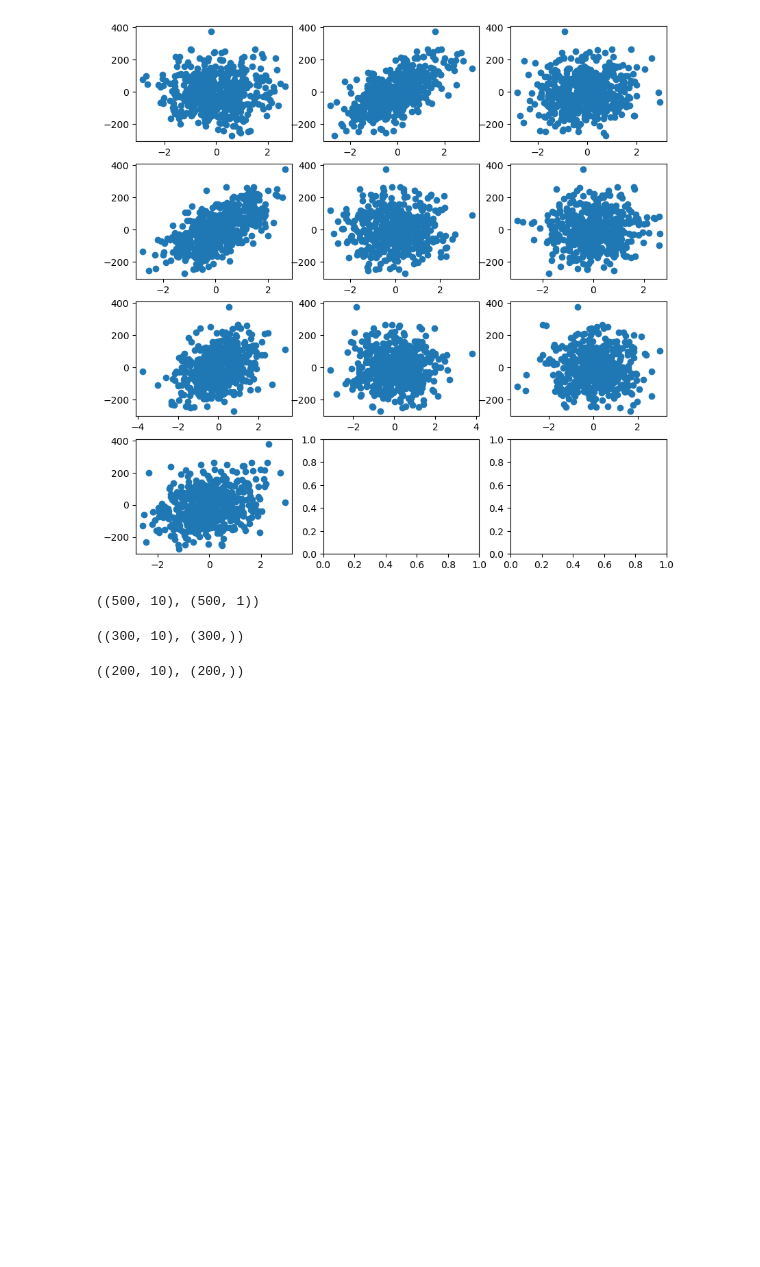
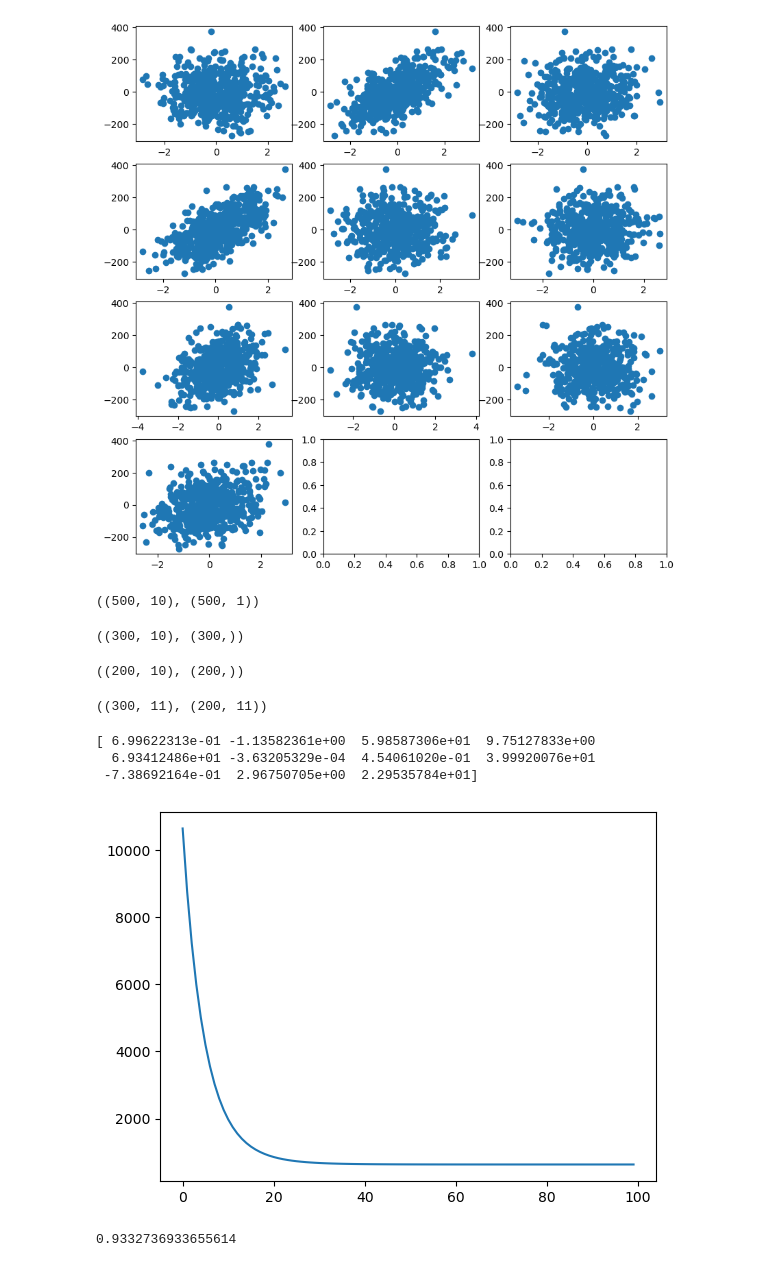
Before and after one commit to lavkushsingh31/ML-Practice-Exercises, a Jupyter notebook: Linear Regression Implementation.ipynb, the cells around one changed output. Cells and saved outputs as stored; diff of their text form; code cells hidden in the pictures; blank space fills up the shorter version.

Commit message:
added code for training dataset using the written code and sklearn library code

```diff
--- a/Linear Regression Implementation.ipynb
+++ b/Linear Regression Implementation.ipynb
@@ -153,3 +165,40 @@ X_test.shape, y_test.shape
+# %%
+X_train = preprocess(X_train)
+X_test = preprocess(X_test)
+# %%
+X_train.shape, X_test.shape
+# %% [output]
+((300, 11), (200, 11))
 # %%
 def hypothesis(X, theta):
     return np.dot(X,theta)
+# %%
+def loss(X,y,theta):
+    y_pred = hypothesis(X, theta)
+    mse = np.mean((y_pred - y)**2)
+    return mse
+# %%
+def gradient(X,y,theta):
+    y_pred = hypothesis(X,theta)
+    grad = np.dot(X.T, (y_pred - y))
+    m = X.shape[0]
+    return grad/m
+# %%
+def train(X,y,learning_rate = 0.1, max_iterations = 100):
+    n = X.shape[1]
+    theta = np.random.randn(n)
+    error_list = []
+    for i in range(max_iterations):
+        error = loss(X,y,theta)
+        error_list.append(error)
+        theta = theta - learning_rate*gradient(X,y,theta)
+    plt.plot(error_list)
+    return theta
+# %%
+theta = train(X_train, y_train)
+print(theta)
+# %% [output]
+[ 6.99622313e-01 -1.13582361e+00  5.98587306e+01  9.75127833e+00
+  6.93412486e+01 -3.63205329e-04  4.54061020e-01  3.99920076e+01
+ -7.38692164e-01  2.96750705e+00  2.29535784e+01]
+[figure, added]
@@ -155,0 +212,5 @@ def hypothesis(X, theta):
+# %%
+y_pred = hypothesis(X_test, theta)
+print(r2_score(y_test,y_pred))
+# %% [output]
+0.9332736933655614
```
Also changed, not shown: parts of 9 cells of this notebook.
